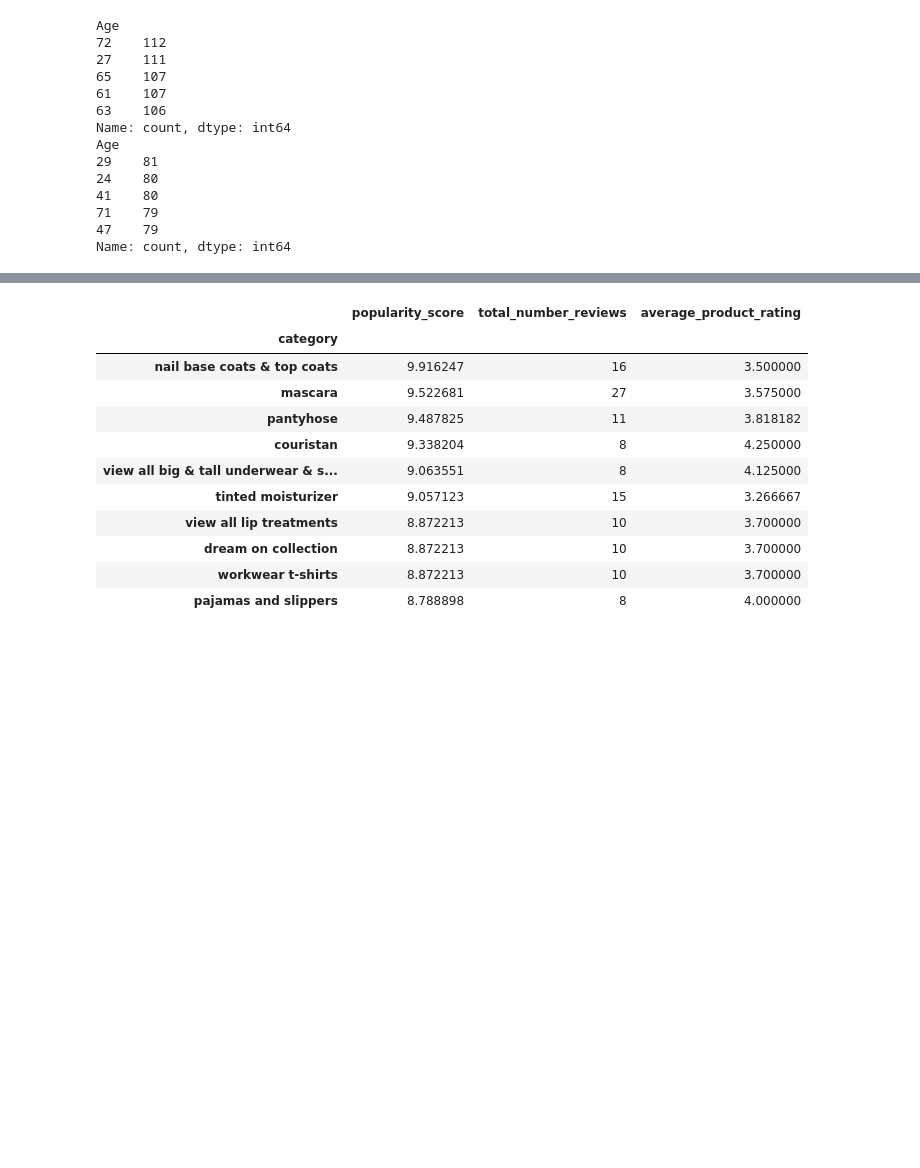
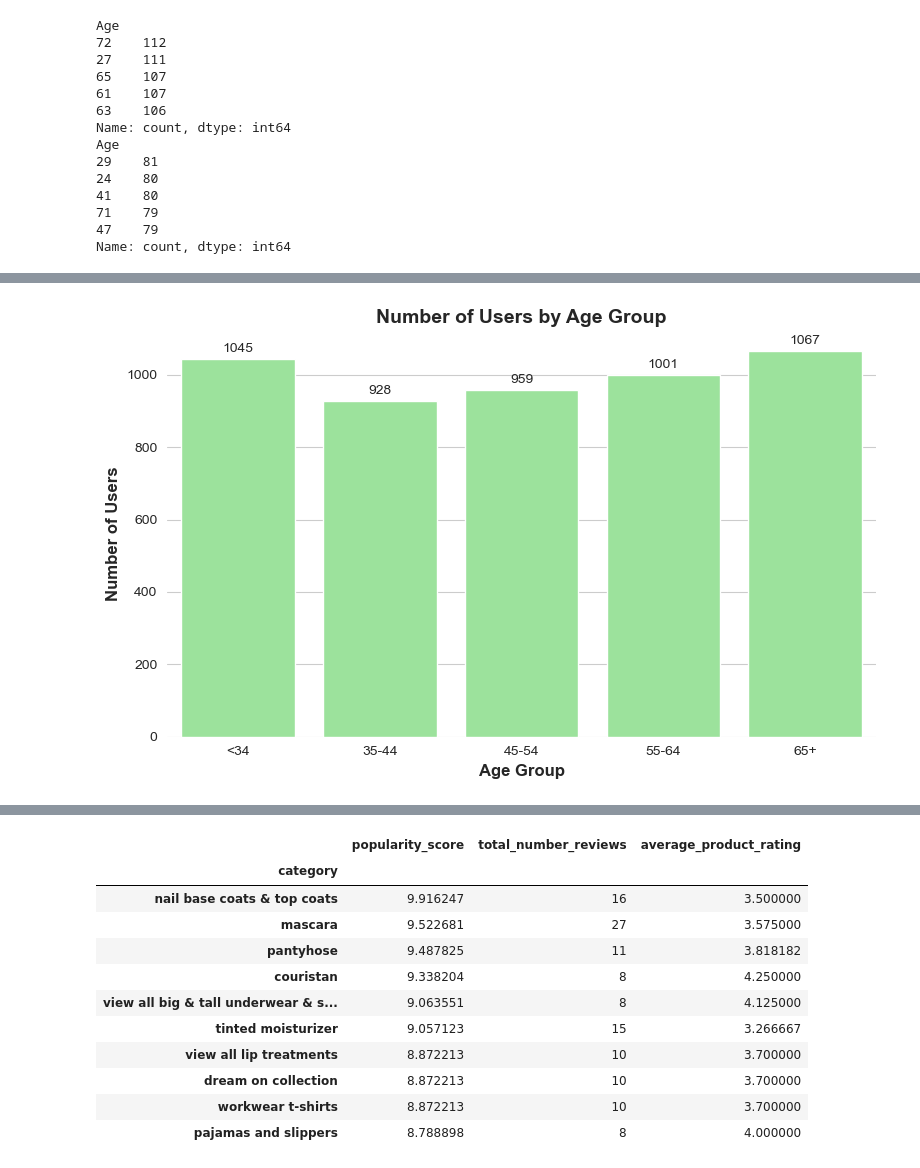
Before and after one commit to kristina-pal/3461226_BD2, a Jupyter notebook: 3461226_BD2.ipynb, the cells around one changed output, grey strips where cells are left out. Drawn from its saved outputs; the diff is of its cells as text; code cells hidden in the pictures; blank space fills up the shorter version.

```diff
--- a/3461226_BD2.ipynb
+++ b/3461226_BD2.ipynb
@@ -322,0 +308,14 @@ display(top_rated[['name_title', 'category', 'total_number_reviews', 'average_pr
+# %%
+# Ages groups
+
+bins = [0, 34, 44, 54, 64, 100]
+labels = ['<34', '35-44', '45-54', '55-64', '65+']
+users['Age_Group'] = pd.cut(users['Age'], bins=bins, labels=labels, right=True)
+
+# Save a new table with ages groups
+users.to_csv('users_with_age_group.csv', index=False)
+
+# How many customers in the each group
+age_group_counts = users['Age_Group'].value_counts().sort_index()
+print("Number of users per age group:")
+display(age_group_counts)
@@ -322,0 +331,26 @@ display(top_rated[['name_title', 'category', 'total_number_reviews', 'average_pr
+# %%
+# Visualisation of Ages Groups
+
+import seaborn as sns
+
+plt.figure(figsize=(8, 5))
+sns.set_style('whitegrid')
+
+sns.barplot(x=age_group_counts.index, y=age_group_counts.values, color='lightgreen')
+
+for i, value in enumerate(age_group_counts.values):
+    plt.text(i, value + 10, str(value), ha='center', va='bottom', fontsize=10)
+
+plt.title('Number of Users by Age Group', fontsize=14, fontweight='bold')
+plt.xlabel('Age Group', fontsize=12, fontweight='bold')
+plt.ylabel('Number of Users', fontsize=12, fontweight='bold')
+
+sns.despine(left=True, bottom=True)
+
+plt.tight_layout()
+
+plt.savefig('Ages groups.png', dpi = 300)
+
+plt.show()
+# %% [output]
+[figure, added]
```
Also changed, not shown: parts of 20 cells of this notebook, 1 other file.
